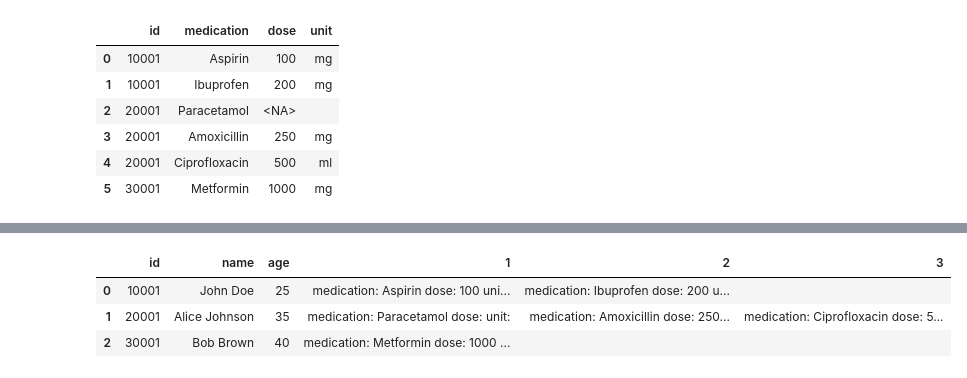
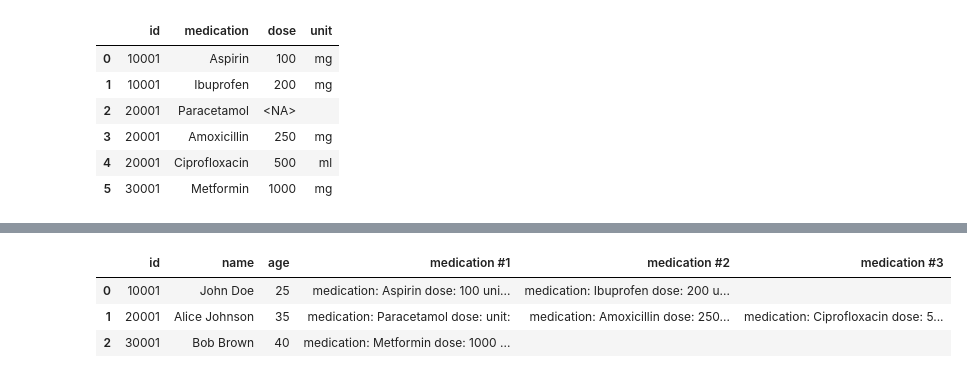
Before and after one commit to MartinVoelkl94/dukit, a Jupyter notebook: interactive_demo.ipynb, the cells around one changed output, grey strips where cells are left out. Saved outputs shown, nothing was run; the diff lists cells and outputs as text; code cells hidden in the pictures.

```diff
--- a/interactive_demo.ipynb
+++ b/interactive_demo.ipynb
@@ -905,10 +912,10 @@ df1.merge(
 # %%
 df1.merge(
-    df2.dk.embed(),
+    df2.dk.embed(on='id', flatten_template='medication #{counter}'),
     on='id',
     ).dk.style()
 # %% [output]
-|  | id | name | age | 1 | 2 | 3 |
+|  | id | name | age | medication #1 | medication #2 | medication #3 |
 | 0 | 10001 | John Doe | 25 | medication: Aspirin dose: 100 uni... | medication: Ibuprofen dose: 200 u... |  |
 | 1 | 20001 | Alice Johnson | 35 | medication: Paracetamol dose: unit: | medication: Amoxicillin dose: 250... | medication: Ciprofloxacin dose: 5... |
 | 2 | 30001 | Bob Brown | 40 | medication: Metformin dose: 1000 ... |  |  |
```
Also changed, not shown: parts of 10 cells of this notebook, 3 other files.
